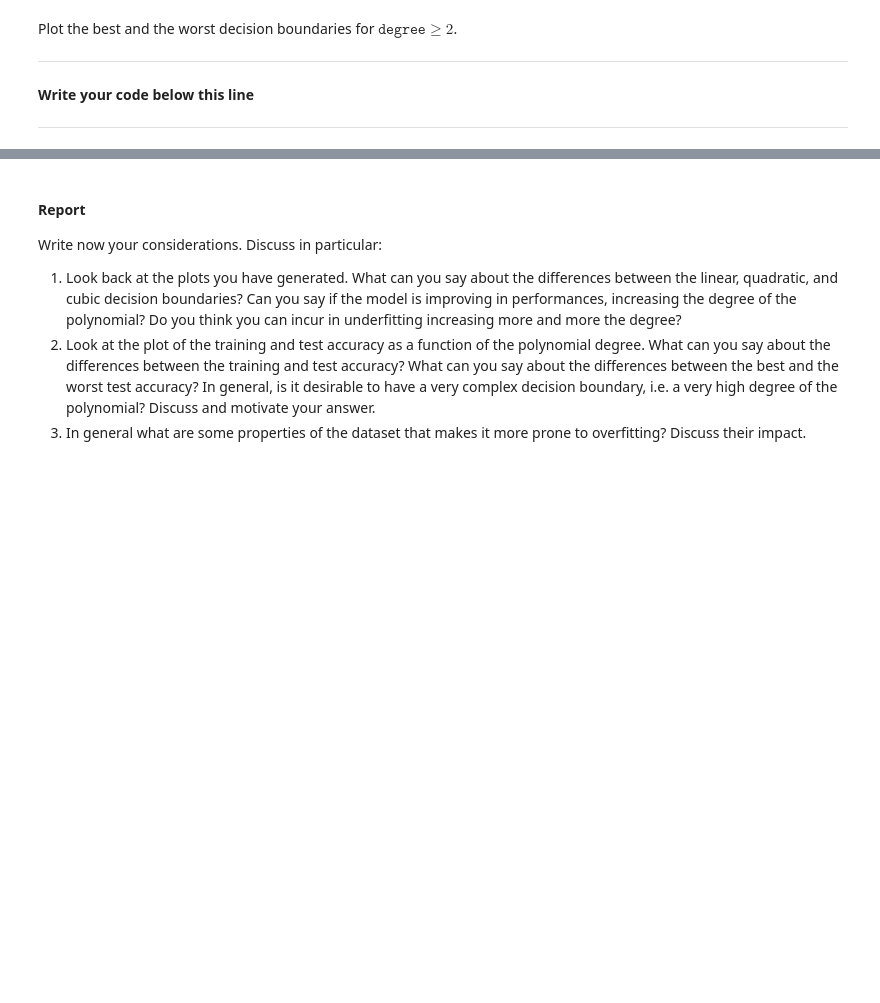
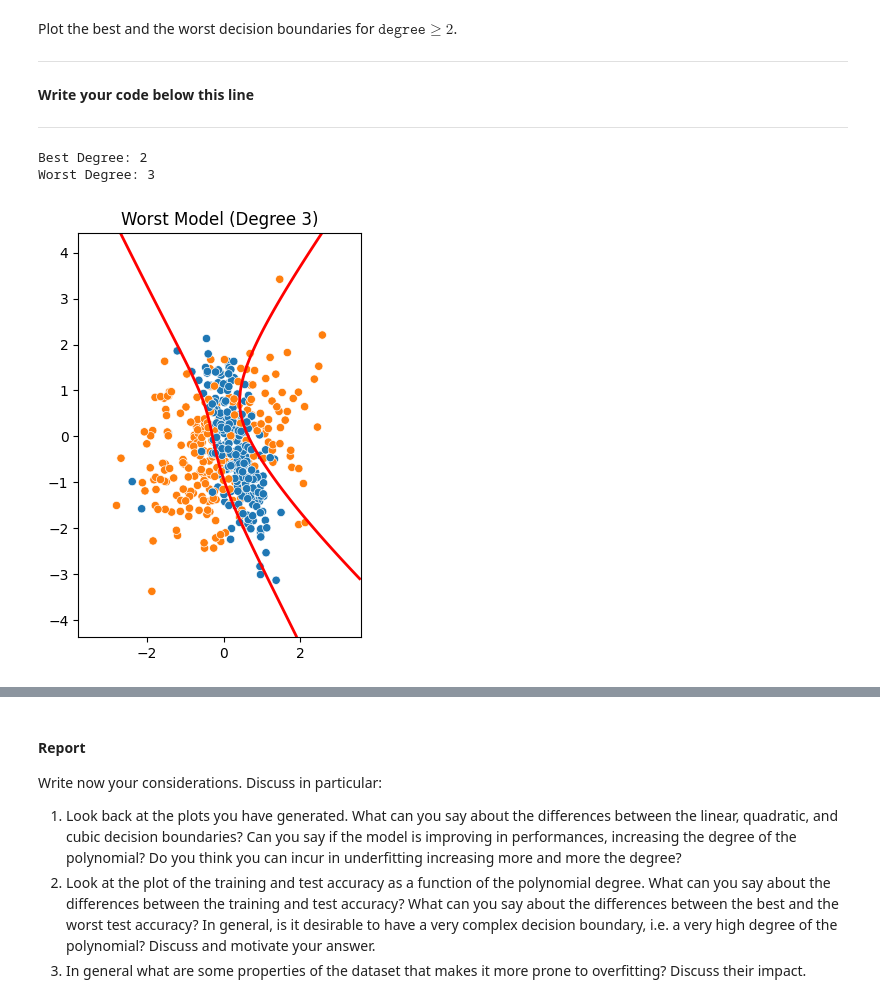
Before and after one commit to sezermzgl/FDS-HW2, a Jupyter notebook: HW2.ipynb, the cells around one changed output, grey strips where cells are left out. Cells and saved outputs as stored; diff of their text form; code cells hidden in the pictures; blank space fills up the shorter version.

```diff
--- a/HW2.ipynb
+++ b/HW2.ipynb
@@ -654,4 +687,26 @@ Plot the best and the worst decision boundaries for $\texttt{degree} \geq 2$.
 --------------------------------------------
 # %%
 # Plot worst model
+
+best_degree = degrees[np.argmax(accuracy_scores_test)]
+worst_degree = degrees[np.argmin(accuracy_scores_test[1:]) + 1]  # Exclude degree=1
+
+print(f"Best Degree: {best_degree}")
+print(f"Worst Degree: {worst_degree}")
+
+
+
+# Plot the worst model
+plt.subplot(1, 2, 2)
+plot_boundary_function(
+    X, y, thetas[worst_degree - 1], degree=worst_degree
+)  # Adjust index
+plt.title(f"Worst Model (Degree {worst_degree})")
+
+plt.tight_layout()
+plt.show()
+# %% [output]
+Best Degree: 2
+Worst Degree: 3
+[figure, added]
 # %%
```
Also changed, not shown: parts of 23 cells of this notebook, 11 other files.
